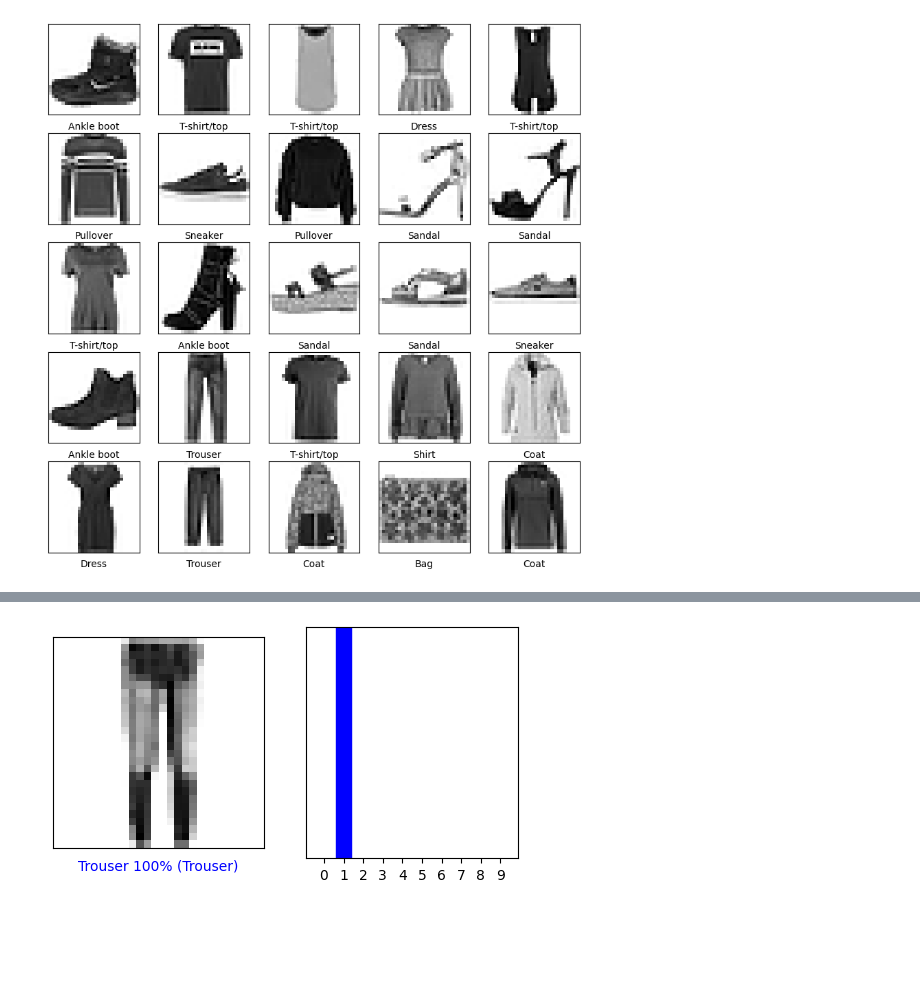
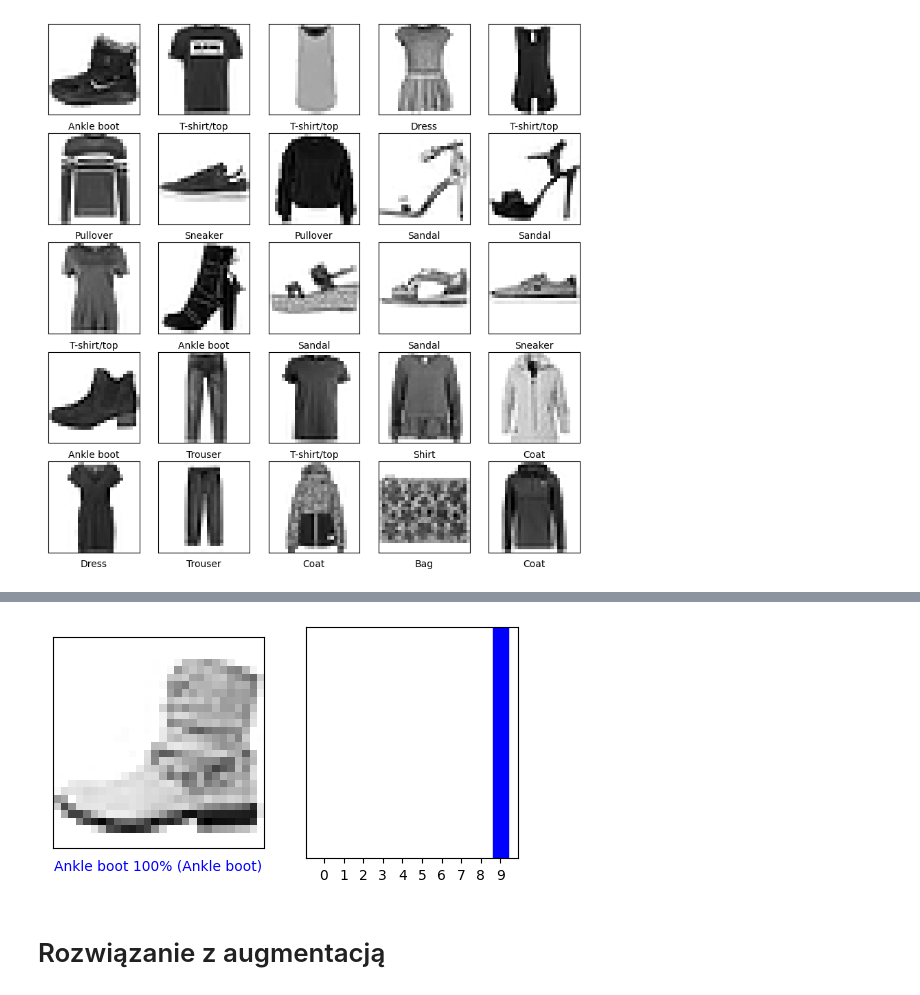
Before and after one commit to lukpytlewski/Mnist-Fashion-NN, a Jupyter notebook: Mnist_NN_v2.ipynb, the cells around one changed output, grey strips where cells are left out. Drawn from its saved outputs; the diff is of its cells as text; code cells hidden in the pictures; blank space fills up the shorter version.

```diff
--- a/Mnist_NN_v2.ipynb
+++ b/Mnist_NN_v2.ipynb
@@ -36,8 +50,17 @@ model.compile(optimizer='adam',
               loss=tf.keras.losses.SparseCategoricalCrossentropy(from_logits=False),
               metrics=['accuracy'])
+# %%
+EPOCHS = 30
+checkpoint_filepath = './tmp2/checkpoint/'
+model_checkpoint_callback = tf.keras.callbacks.ModelCheckpoint(
+    filepath=checkpoint_filepath,
+    save_weights_only=True,
+    monitor='val_accuracy',
+    mode='max',
+    save_best_only=True)
 # %%
-train_history = model.fit(train_images, train_labels, epochs=10, validation_split=0.2)
+train_history = model.fit(X_train, y_train, epochs=EPOCHS, validation_split=0.2, batch_size=128, callbacks=[model_checkpoint_callback])
 
-!mkdir -p saved_model
-model.save('saved_model/my_model')
+#!mkdir -p saved_model
+#model.save('saved_model/my_model')
 # %% [output]
@@ -67,0 +95,2 @@ plt.show()
+# %%
+model.load_weights(checkpoint_filepath)
@@ -105,17 +136,18 @@ def plot_value_array(i, predictions_array, true_label):
   thisplot[predicted_label].set_color('red')
   thisplot[true_label].set_color('blue')
 # %%
-def weryfikacja(modelik, nr):
-    new_model = tf.keras.models.load_model('saved_model/'+str(modelik))
-    predictions = new_model.predict(test_images)
+def weryfikacja(nr):
+    predictions = model.predict(X_test)
 
     plt.figure(figsize=(6,3))
     plt.subplot(1,2,1)
-    plot_image(nr, predictions[nr], test_labels, test_images)
+    plot_image(nr, predictions[nr], y_test, X_test)
     plt.subplot(1,2,2)
-    plot_value_array(nr, predictions[nr],  test_labels)
+    plot_value_array(nr, predictions[nr],  y_test)
     plt.show()
 # %%
-weryfikacja('my_model', 3)
+weryfikacja(3)
 # %% [output]
-[figure, old version]
+[figure, new version]
+# %% [markdown]
+# Rozwiązanie z augmentacją
```
Also changed, not shown: parts of 21 cells of this notebook.
